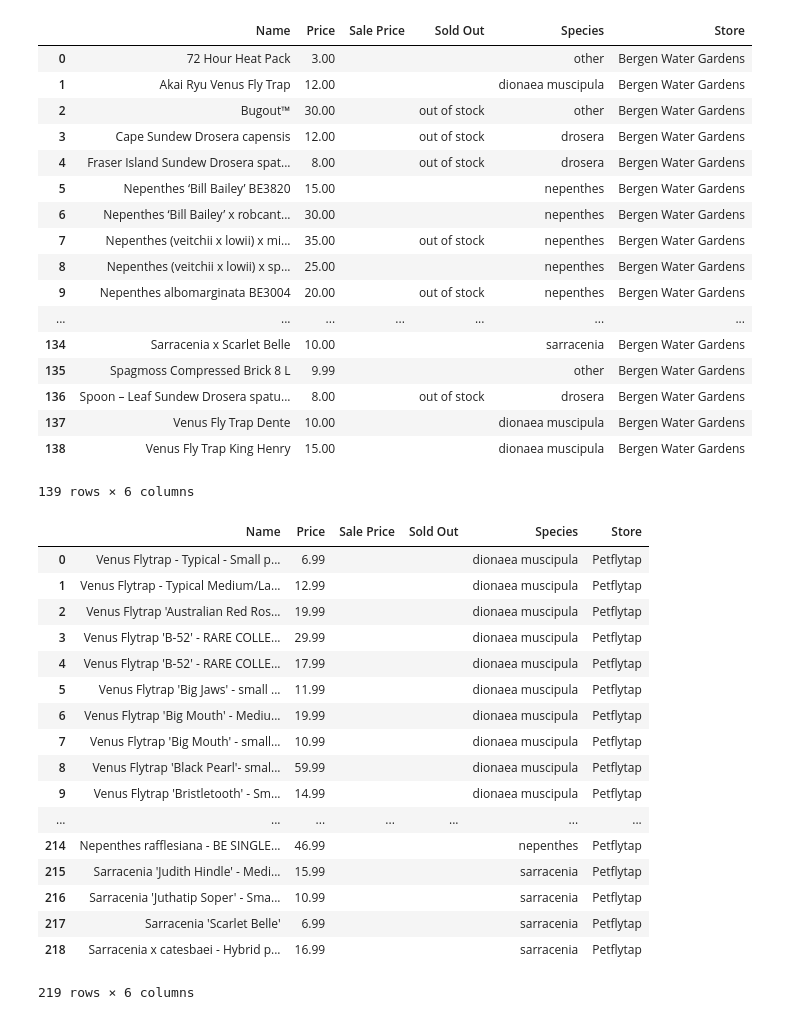
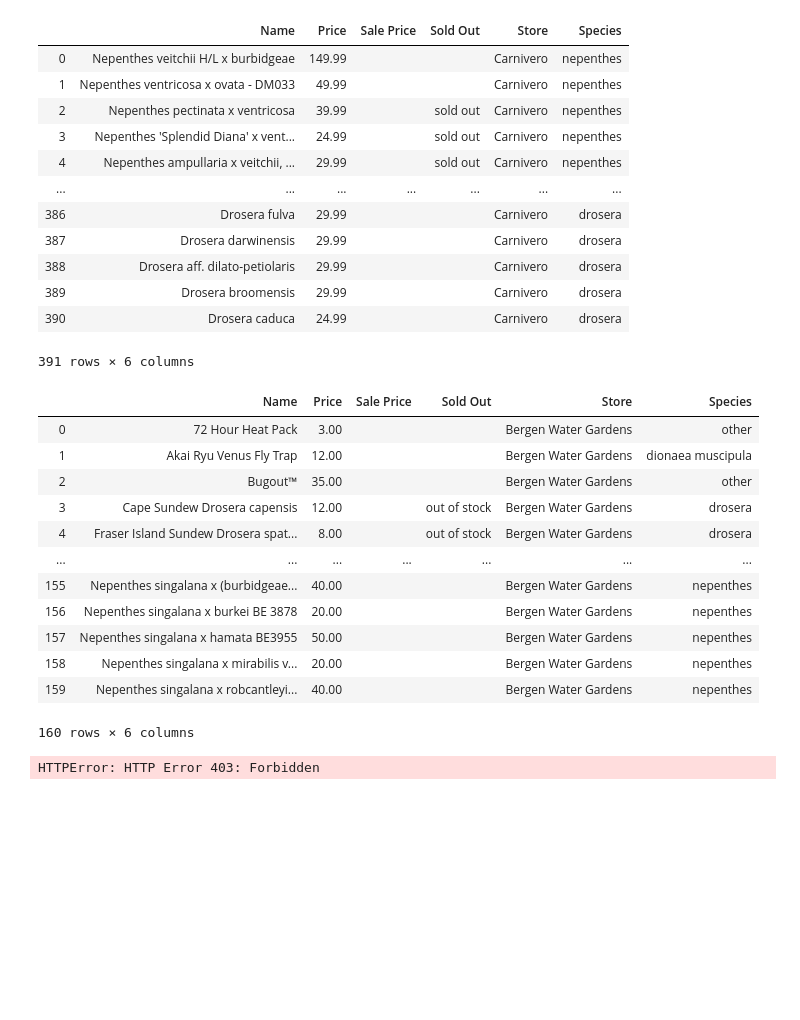
Before and after one commit to jsc034/Garden, a Jupyter notebook: Carnivorous Plant Database.ipynb, the cells around one changed output. Saved outputs shown, nothing was run; the diff lists cells and outputs as text; code cells hidden in the pictures; blank space fills up the shorter version.

```diff
--- a/Carnivorous Plant Database.ipynb
+++ b/Carnivorous Plant Database.ipynb
@@ -386,7 +442,21 @@ for link in links:
 d = {'Name':names,'Price':prices,'Sale Price':saleprices,'Sold Out':soldouts,'Store':stores,'Species':species}
 df1 = pd.DataFrame(d)
 df = df.append(df1,ignore_index=True)
-#pd.DataFrame(d)
+df1
+# %% [output]
+|  | Name | Price | Sale Price | Sold Out | Store | Species |
+| 0 | Nepenthes veitchii H/L x burbidgeae | 149.99 |  |  | Carnivero | nepenthes |
+| 1 | Nepenthes ventricosa x ovata - DM033 | 49.99 |  |  | Carnivero | nepenthes |
+| 2 | Nepenthes pectinata x ventricosa | 39.99 |  | sold out | Carnivero | nepenthes |
+| 3 | Nepenthes 'Splendid Diana' x vent... | 24.99 |  | sold out | Carnivero | nepenthes |
+| 4 | Nepenthes ampullaria x veitchii, ... | 29.99 |  | sold out | Carnivero | nepenthes |
+| ... | ... | ... | ... | ... | ... | ... |
+| 386 | Drosera fulva | 29.99 |  |  | Carnivero | drosera |
+| 387 | Drosera darwinensis | 29.99 |  |  | Carnivero | drosera |
+| 388 | Drosera aff. dilato-petiolaris | 29.99 |  |  | Carnivero | drosera |
+| 389 | Drosera broomensis | 29.99 |  |  | Carnivero | drosera |
+| 390 | Drosera caduca | 24.99 |  |  | Carnivero | drosera |
+391 rows × 6 columns
 # %%
 names = []
 prices = []
@@ -573,52 +643,47 @@ try:
 
             names = names + [name]
             prices = prices + [price]
             stores = stores + ['Bergen Water Gardens']
             saleprices = saleprices + [saleprice]
             species = species + [specie]
 
             #looks for sold out items
             try:
                 URL2 = container.a['href']
                 req = Request(URL2,headers=h)
                 page = urlopen(req).read()
                 soup = BeautifulSoup(page,'html.parser')
 
                 soldout = soup.find('p',attrs={'class':'stock out-of-stock'}).text.strip()
                 soldouts = soldouts + [soldout.lower()]
             except AttributeError:
                 soldouts = soldouts + ['']
 
         #increase page_number for while loop
         page_number = page_number + 1
 #if container is empty, pass- does nothing, 'pass' in python instead of 'continue'
 except (AttributeError,IndexError):
     pass
 
 
 d = {'Name':names,'Price':prices,'Sale Price':saleprices,'Sold Out':soldouts,'Store':stores,'Species':species}
 df1 = pd.DataFrame(d)
 df = df.append(df1,ignore_index=True)
-#pd.DataFrame(d)
+df1
 # %% [output]
-|  | Name | Price | Sale Price | Sold Out | Species | Store |
-| 0 | 72 Hour Heat Pack | 3.00 |  |  | other | Bergen Water Gardens |
-| 1 | Akai Ryu Venus Fly Trap | 12.00 |  |  | dionaea muscipula | Bergen Water Gardens |
-| 2 | Bugout™ | 30.00 |  | out of stock | other | Bergen Water Gardens |
-| 3 | Cape Sundew Drosera capensis | 12.00 |  | out of stock | drosera | Bergen Water Gardens |
-| 4 | Fraser Island Sundew Drosera spat... | 8.00 |  | out of stock | drosera | Bergen Water Gardens |
-| 5 | Nepenthes ‘Bill Bailey’ BE3820 | 15.00 |  |  | nepenthes | Bergen Water Gardens |
-| 6 | Nepenthes ‘Bill Bailey’ x robcant... | 30.00 |  |  | nepenthes | Bergen Water Gardens |
-| 7 | Nepenthes (veitchii x lowii) x mi... | 35.00 |  | out of stock | nepenthes | Bergen Water Gardens |
-| 8 | Nepenthes (veitchii x lowii) x sp... | 25.00 |  |  | nepenthes | Bergen Water Gardens |
-| 9 | Nepenthes albomarginata BE3004 | 20.00 |  | out of stock | nepenthes | Bergen Water Gardens |
+|  | Name | Price | Sale Price | Sold Out | Store | Species |
+| 0 | 72 Hour Heat Pack | 3.00 |  |  | Bergen Water Gardens | other |
+| 1 | Akai Ryu Venus Fly Trap | 12.00 |  |  | Bergen Water Gardens | dionaea muscipula |
+| 2 | Bugout™ | 35.00 |  |  | Bergen Water Gardens | other |
+| 3 | Cape Sundew Drosera capensis | 12.00 |  | out of stock | Bergen Water Gardens | drosera |
+| 4 | Fraser Island Sundew Drosera spat... | 8.00 |  | out of stock | Bergen Water Gardens | drosera |
 | ... | ... | ... | ... | ... | ... | ... |
-| 134 | Sarracenia x Scarlet Belle | 10.00 |  |  | sarracenia | Bergen Water Gardens |
-| 135 | Spagmoss Compressed Brick 8 L | 9.99 |  |  | other | Bergen Water Gardens |
-| 136 | Spoon – Leaf Sundew Drosera spatu... | 8.00 |  | out of stock | drosera | Bergen Water Gardens |
-| 137 | Venus Fly Trap Dente | 10.00 |  |  | dionaea muscipula | Bergen Water Gardens |
-| 138 | Venus Fly Trap King Henry | 15.00 |  |  | dionaea muscipula | Bergen Water Gardens |
+| 155 | Nepenthes singalana x (burbidgeae... | 40.00 |  |  | Bergen Water Gardens | nepenthes |
+| 156 | Nepenthes singalana x burkei BE 3878 | 20.00 |  |  | Bergen Water Gardens | nepenthes |
+| 157 | Nepenthes singalana x hamata BE3955 | 50.00 |  |  | Bergen Water Gardens | nepenthes |
+| 158 | Nepenthes singalana x mirabilis v... | 20.00 |  |  | Bergen Water Gardens | nepenthes |
+| 159 | Nepenthes singalana x robcantleyi... | 40.00 |  |  | Bergen Water Gardens | nepenthes |
-139 rows × 6 columns
+160 rows × 6 columns
 # %%
 names = []
 prices = []
@@ -702,25 +767,8 @@ for link in links:
                 page_next = False
 
 d = {'Name':names,'Price':prices,'Sale Price':saleprices,'Sold Out':soldouts,'Store':stores,'Species':species}
-# df1 = pd.DataFrame(d)
-# df = df.append(df1,ignore_index=True)
-pd.DataFrame(d)
+df1 = pd.DataFrame(d)
+df = df.append(df1,ignore_index=True)
+df1
 # %% [output]
-|  | Name | Price | Sale Price | Sold Out | Species | Store |
-| 0 | Venus Flytrap - Typical - Small p... | 6.99 |  |  | dionaea muscipula | Petflytap |
-| 1 | Venus Flytrap - Typical Medium/La... | 12.99 |  |  | dionaea muscipula | Petflytap |
-| 2 | Venus Flytrap 'Australian Red Ros... | 19.99 |  |  | dionaea muscipula | Petflytap |
-| 3 | Venus Flytrap 'B-52' - RARE COLLE... | 29.99 |  |  | dionaea muscipula | Petflytap |
-| 4 | Venus Flytrap 'B-52' - RARE COLLE... | 17.99 |  |  | dionaea muscipula | Petflytap |
-| 5 | Venus Flytrap 'Big Jaws' - small ... | 11.99 |  |  | dionaea muscipula | Petflytap |
-| 6 | Venus Flytrap 'Big Mouth' - Mediu... | 19.99 |  |  | dionaea muscipula | Petflytap |
-| 7 | Venus Flytrap 'Big Mouth' - small... | 10.99 |  |  | dionaea muscipula | Petflytap |
-| 8 | Venus Flytrap 'Black Pearl'- smal... | 59.99 |  |  | dionaea muscipula | Petflytap |
-| 9 | Venus Flytrap 'Bristletooth' - Sm... | 14.99 |  |  | dionaea muscipula | Petflytap |
-| ... | ... | ... | ... | ... | ... | ... |
-| 214 | Nepenthes rafflesiana - BE SINGLE... | 46.99 |  |  | nepenthes | Petflytap |
-| 215 | Sarracenia 'Judith Hindle' - Medi... | 15.99 |  |  | sarracenia | Petflytap |
-| 216 | Sarracenia 'Juthatip Soper' - Sma... | 10.99 |  |  | sarracenia | Petflytap |
-| 217 | Sarracenia 'Scarlet Belle' | 6.99 |  |  | sarracenia | Petflytap |
-| 218 | Sarracenia x catesbaei - Hybrid p... | 16.99 |  |  | sarracenia | Petflytap |
-219 rows × 6 columns
+HTTPError: HTTP Error 403: Forbidden
```
Also changed, not shown: parts of 10 cells of this notebook, 3 other files.
